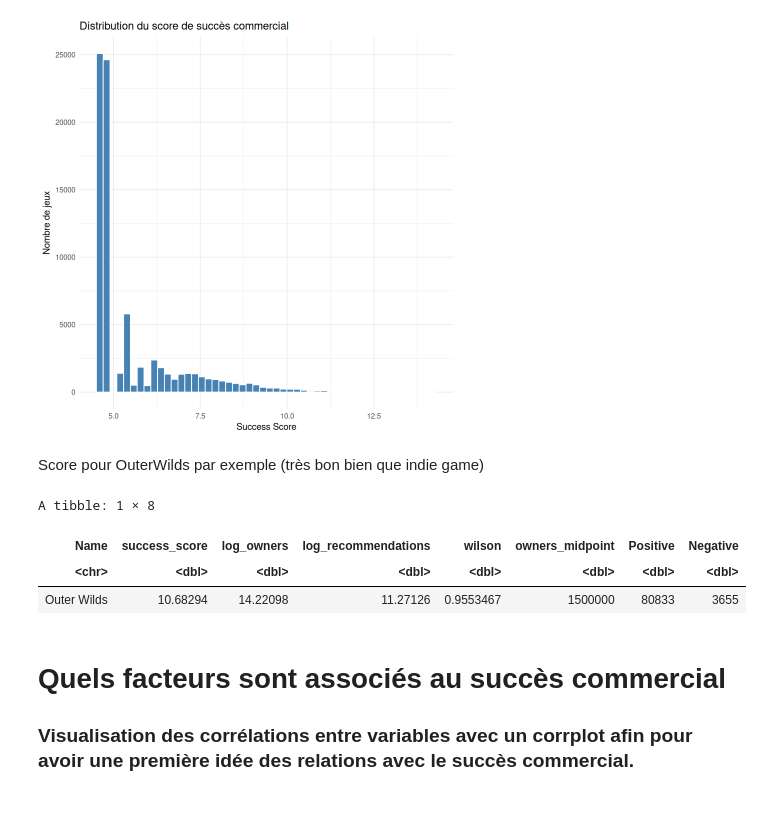
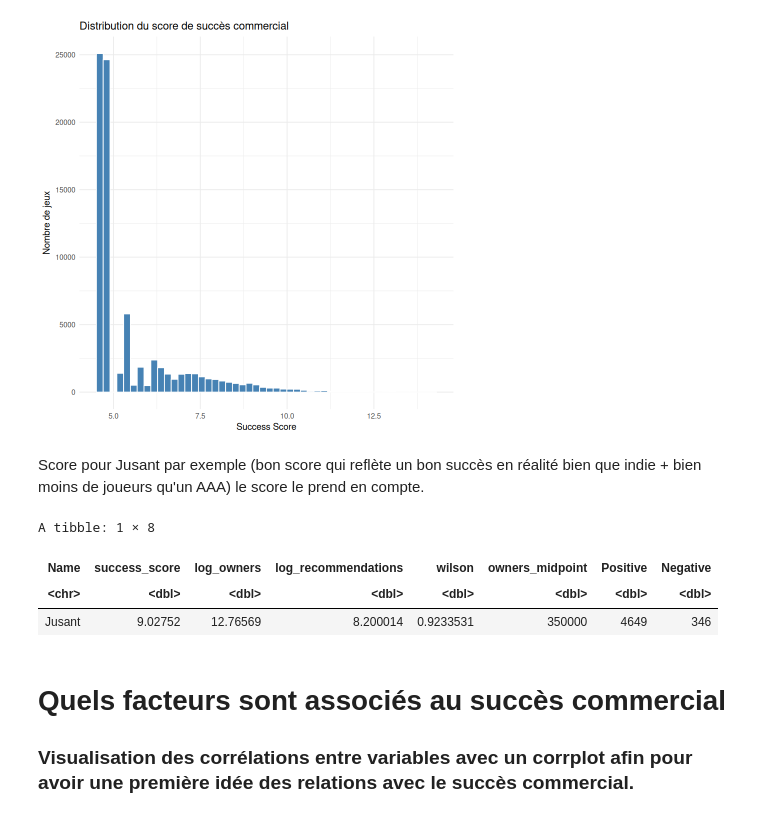
Before and after one commit to Thethomasbutnottheleast/Steam-Analyse, a Jupyter notebook: succes_commercial.ipynb, the cells around one changed output. Drawn from its saved outputs; the diff is of its cells as text; code cells hidden in the pictures.

```diff
--- a/succes_commercial.ipynb
+++ b/succes_commercial.ipynb
@@ -205,18 +182,17 @@ A tibble: 20 × 5
 | Among Us | 12.87527 | 17.37086 | 13.35422 | 0.9178714 |
 [figure]
 # %% [markdown]
-Score pour OuterWilds par exemple (très bon bien que indie game)
+Score pour Jusant par exemple (bon score qui reflète un bon succès en réalité bien que indie + bien moins de joueurs qu'un AAA) le score le prend en compte.
 # %%
-
 df_clean %>%
-  filter(str_detect(Name, "Outer Wilds")) %>%
+  filter(str_detect(Name, "Jusant")) %>%
   select(Name, success_score, log_owners, log_recommendations,
          wilson, owners_midpoint, Positive, Negative)
 # %% [output]
 A tibble: 1 × 8
 | Name | success_score | log_owners | log_recommendations | wilson | owners_midpoint | Positive | Negative |
 | <chr> | <dbl> | <dbl> | <dbl> | <dbl> | <dbl> | <dbl> | <dbl> |
-| Outer Wilds | 10.68294 | 14.22098 | 11.27126 | 0.9553467 | 1500000 | 80833 | 3655 |
+| Jusant | 9.02752 | 12.76569 | 8.200014 | 0.9233531 | 350000 | 4649 | 346 |
 # %% [markdown]
 # Quels facteurs sont associés au succès commercial
 ### Visualisation des corrélations entre variables avec un corrplot afin pour avoir une première idée des relations avec le succès commercial.
```
Also changed, not shown: parts of 4 cells of this notebook.
